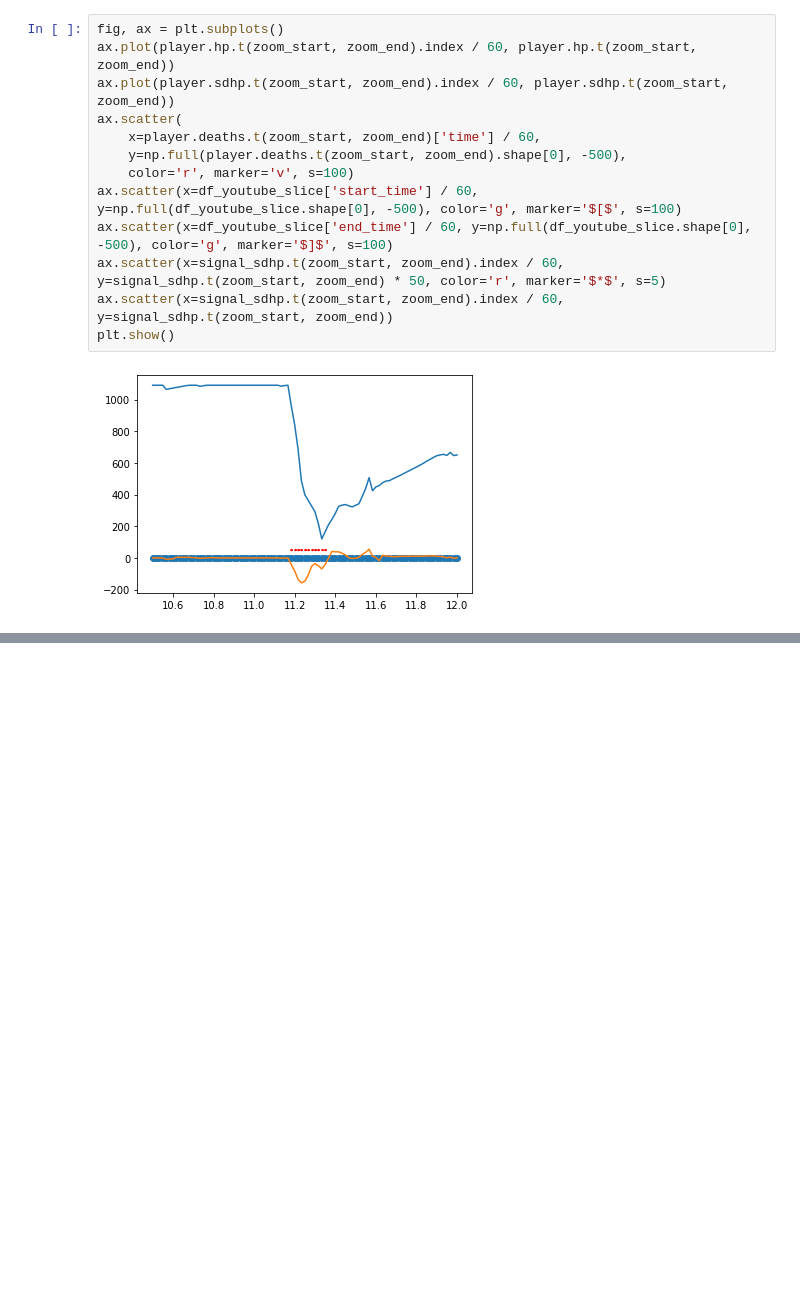
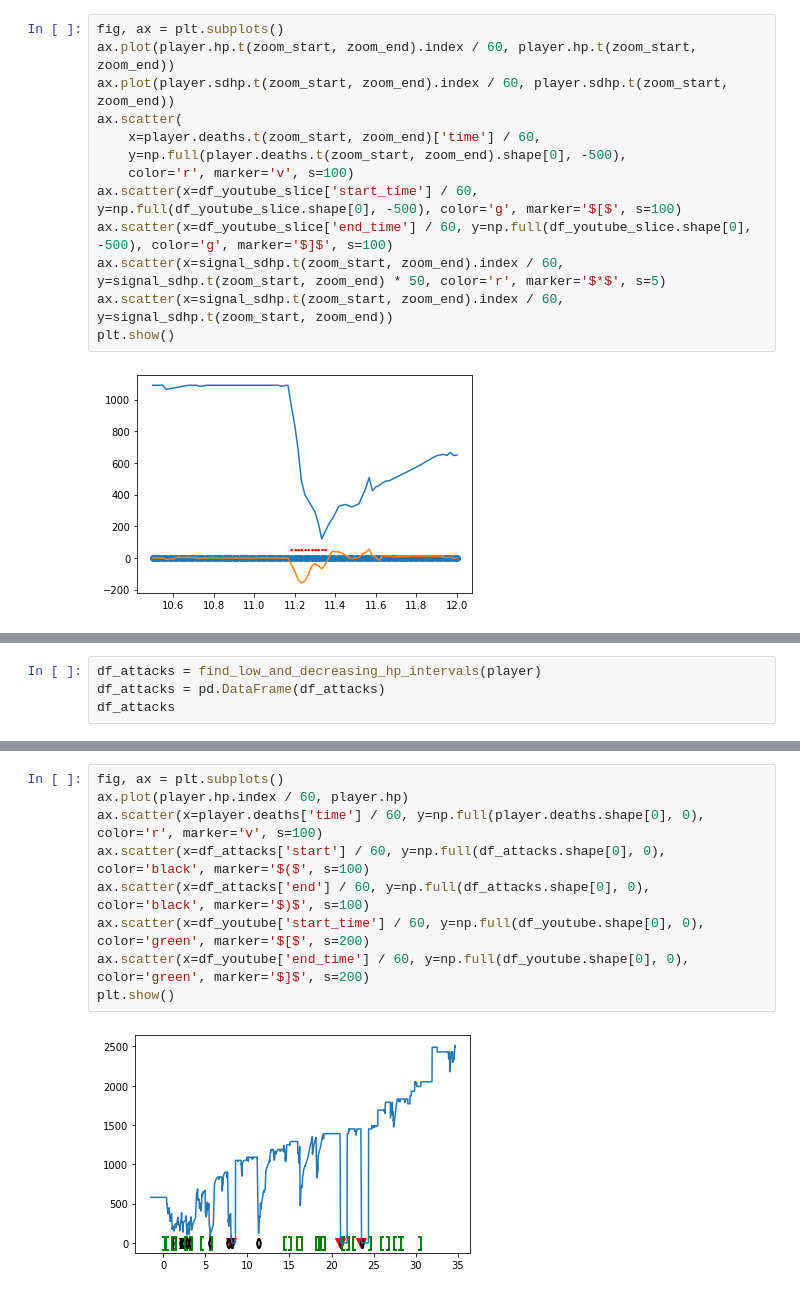
Before and after one commit to arch1baald/woodota, a Jupyter notebook: notebooks/highlights.ipynb, the cells around one changed output, grey strips where cells are left out. Cells and saved outputs as stored; diff of their text form; blank space fills up the shorter version.

Commit message:
attack intervals

```diff
--- a/notebooks/highlights.ipynb
+++ b/notebooks/highlights.ipynb
@@ -288,0 +199,4 @@ moments
+# %%
+df_attacks = find_low_and_decreasing_hp_intervals(player)
+df_attacks = pd.DataFrame(df_attacks)
+df_attacks
@@ -288,0 +216,11 @@ moments
+# %%
+fig, ax = plt.subplots()
+ax.plot(player.hp.index / 60, player.hp)
+ax.scatter(x=player.deaths['time'] / 60, y=np.full(player.deaths.shape[0], 0), color='r', marker='v', s=100)
+ax.scatter(x=df_attacks['start'] / 60, y=np.full(df_attacks.shape[0], 0), color='black', marker='$($', s=100)
+ax.scatter(x=df_attacks['end'] / 60, y=np.full(df_attacks.shape[0], 0), color='black', marker='$)$', s=100)
+ax.scatter(x=df_youtube['start_time'] / 60, y=np.full(df_youtube.shape[0], 0), color='green', marker='$[$', s=200)
+ax.scatter(x=df_youtube['end_time'] / 60, y=np.full(df_youtube.shape[0], 0), color='green', marker='$]$', s=200)
+plt.show()
+# %% [output]
+[figure, added]
```
Also changed, not shown: parts of 12 cells of this notebook, 2 other files.
